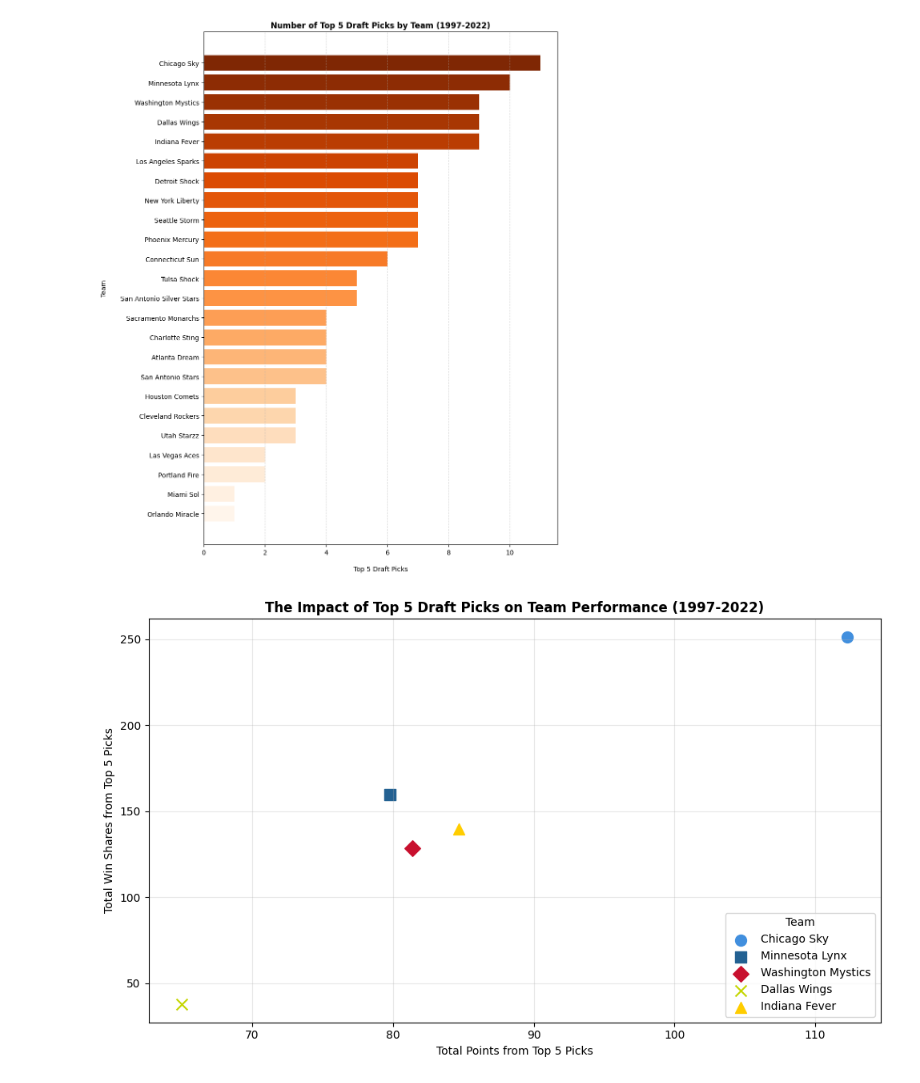
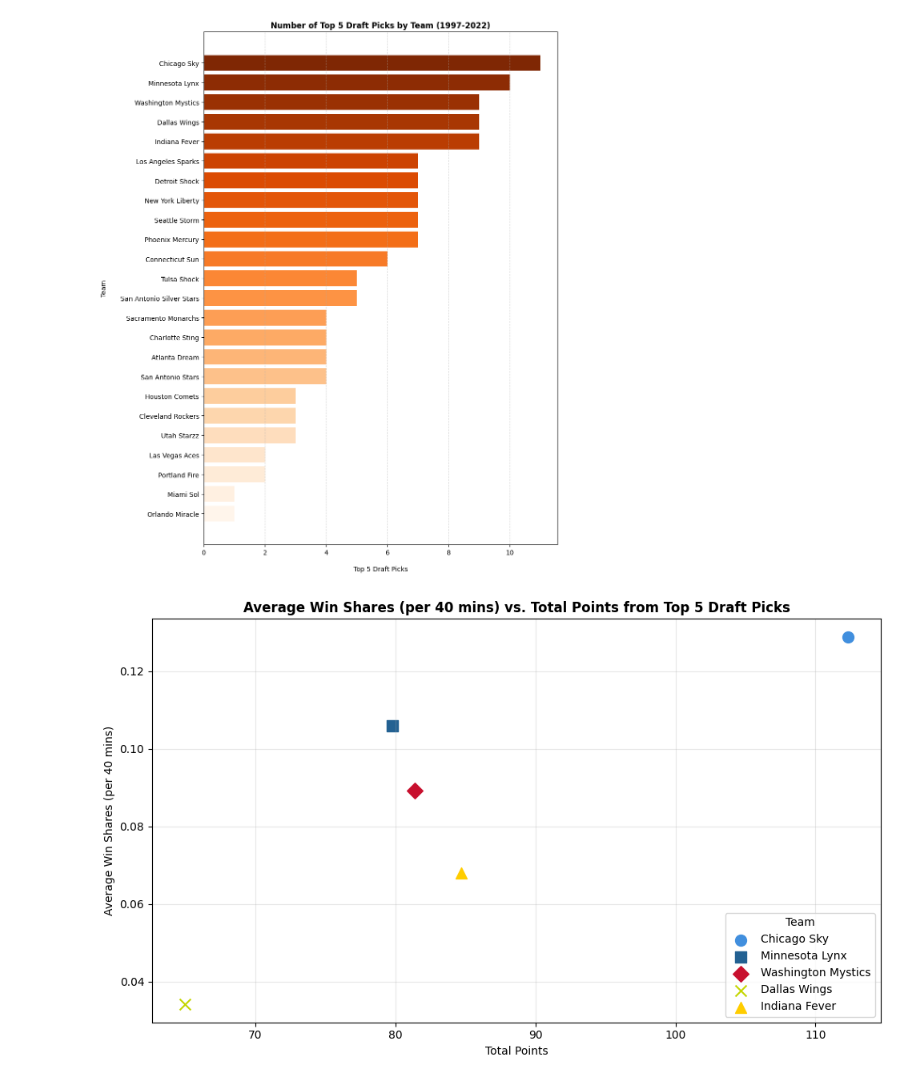
Before and after one commit to l-e13/wnba, a Jupyter notebook: wnba.ipynb, the cells around one changed output. Saved outputs shown, nothing was run; the diff lists cells and outputs as text; code cells hidden in the pictures.

```diff
--- a/wnba.ipynb
+++ b/wnba.ipynb
@@ -117,37 +118,47 @@ plt.show()
 # %%
 import pandas as pd
 import matplotlib.pyplot as plt
 
 teams = {
     'Chicago Sky': '#418FDE',
     'Minnesota Lynx': '#236192',
     'Washington Mystics': '#c8102e',
     'Dallas Wings': '#c4d600',
     'Indiana Fever': '#FFCD00'
 }
 
 markers = {
     'Chicago Sky': 'o',
     'Minnesota Lynx': 's',
     'Washington Mystics': 'D',
     'Dallas Wings': 'x',
     'Indiana Fever': '^'
 }
 
 top5_picks = draftdf[(draftdf['overall_pick'] <= 5) & (draftdf['team'].isin(teams.keys()))]
-performance_summary = top5_picks.groupby('team').sum(numeric_only=True).reset_index()
+performance_summary = top5_picks.groupby('team').agg({
+    'points': 'sum',
+    'win_shares_40': 'mean'
+}).reset_index()
+plt.figure(figsize=(10, 6))
 
-
-plt.figure(figsize=(10, 6))
 for team, color in teams.items():
     team_data = performance_summary[performance_summary['team'] == team]
-    plt.scatter(team_data['points'], team_data['win_shares'], color=color, s=100, label=team, marker=markers[team])
-plt.title('The Impact of Top 5 Draft Picks on Team Performance (1997-2022)', fontweight= 'bold')
-plt.xlabel('Total Points from Top 5 Picks')
-plt.ylabel('Total Win Shares from Top 5 Picks')
+    plt.scatter(
+        team_data['points'],
+        team_data['win_shares_40'],
+        color=color,
+        s=100,
+        label=team,
+        marker=markers[team]
+    )
+
+plt.title('Average Win Shares (per 40 mins) vs. Total Points from Top 5 Draft Picks', fontweight='bold')
+plt.xlabel('Total Points')
+plt.ylabel('Average Win Shares (per 40 mins)')
 plt.grid(alpha=0.3)
-plt.legend(title= 'Team', loc= 'lower right')
+plt.legend(title='Team', loc='lower right')
 plt.tight_layout()
 plt.show()
 # %% [output]
-[figure, old version]
+[figure, new version]
```
Also changed, not shown: parts of 3 cells of this notebook.
